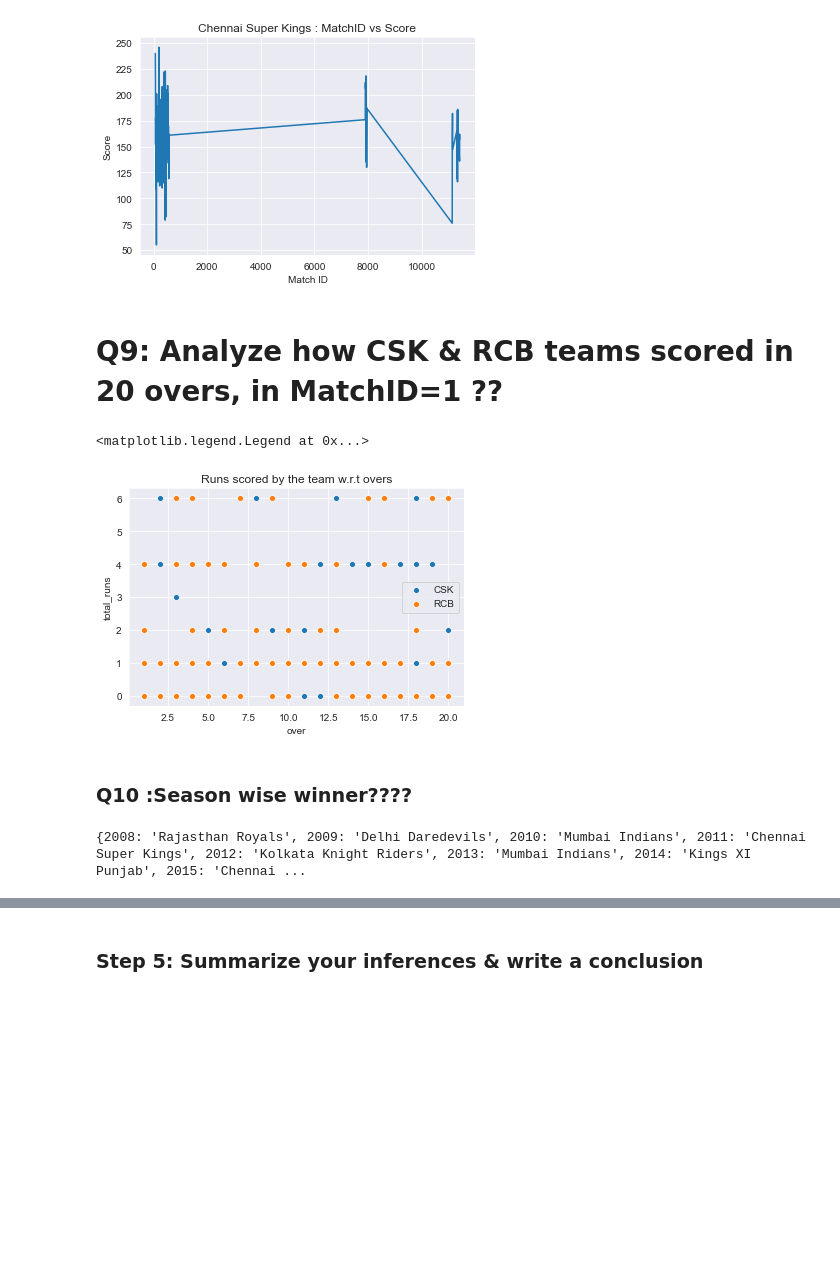
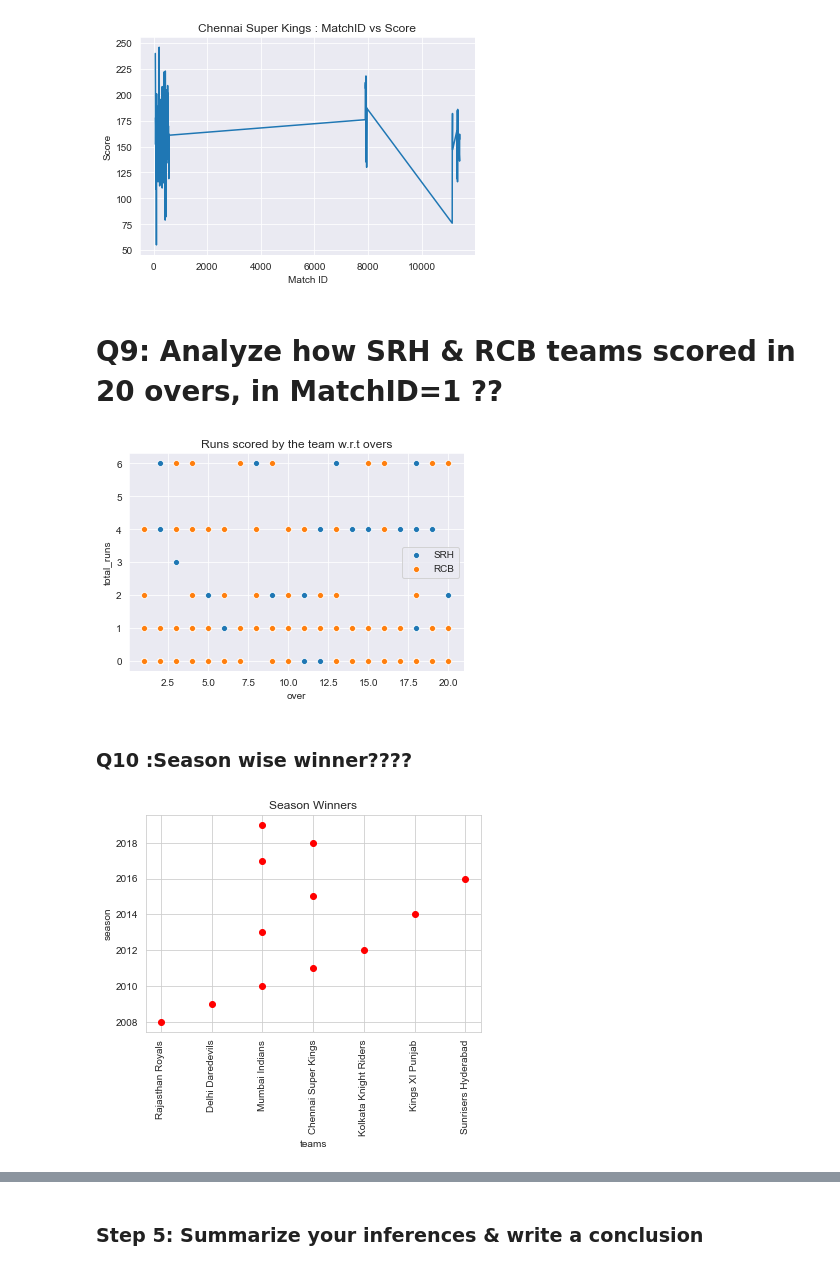
Before and after one commit to sumankanukollu/dataAnalytics, a Jupyter notebook: IPL_DataAnalysis/zerotopandas-course-project-IPLDataset-Suman.ipynb, the cells around one changed output, grey strips where cells are left out. Saved outputs shown, nothing was run; the diff lists cells and outputs as text; code cells hidden in the pictures; blank space fills up the shorter version.

Commit message:
updated matplotlib and seaborn notebook

```diff
--- a/IPL_DataAnalysis/zerotopandas-course-project-IPLDataset-Suman.ipynb
+++ b/IPL_DataAnalysis/zerotopandas-course-project-IPLDataset-Suman.ipynb
@@ -348,7 +349,7 @@ plt.xlabel('Match ID');plt.ylabel('Score')
 Text(0, 0.5, 'Score')
 [figure]
 # %% [markdown]
-# Q9: Analyze how CSK & RCB teams scored in 20 overs, in MatchID=1 ??
+# Q9: Analyze how SRH & RCB teams scored in 20 overs, in MatchID=1 ??
 # %%
 srh_1 = d_df.loc[(d_df.batting_team=='Sunrisers Hyderabad') & (d_df.match_id==1)]
 rcb_1 = d_df.loc[(d_df.batting_team=='Royal Challengers Bangalore') & (d_df.match_id==1)]
@@ -357,9 +358,8 @@ sns.scatterplot('over','total_runs',data=srh_1)
 sns.scatterplot('over','total_runs',data=rcb_1);
 
 plt.title('Runs scored by the team w.r.t overs')
-plt.legend(['CSK','RCB'])
+plt.legend(['SRH','RCB']);
 # %% [output]
-<matplotlib.legend.Legend at 0x...>
 [figure]
 # %% [markdown]
 ### Q10 :Season wise winner????
@@ -378,6 +378,14 @@ for year in sorted(m_df.season.unique()):
         else:
             count =count
 
-print(tmp)
+#print(tmp)
-# %% [output]
-{2008: 'Rajasthan Royals', 2009: 'Delhi Daredevils', 2010: 'Mumbai Indians', 2011: 'Chennai Super Kings', 2012: 'Kolkata Knight Riders', 2013: 'Mumbai Indians', 2014: 'Kings XI Punjab', 2015: 'Chennai ...
+# %%
+sns.set_style('whitegrid')
+plt.title('Season Winners')
+plt.xticks(rotation=90)
+plt.xlabel('teams')
+plt.ylabel('season')
+
+plt.plot(list(tmp.values()),list(tmp.keys()),'or');
+# %% [output]
+[figure, added]
```
Also changed, not shown: parts of 13 cells of this notebook, 3 other files.
